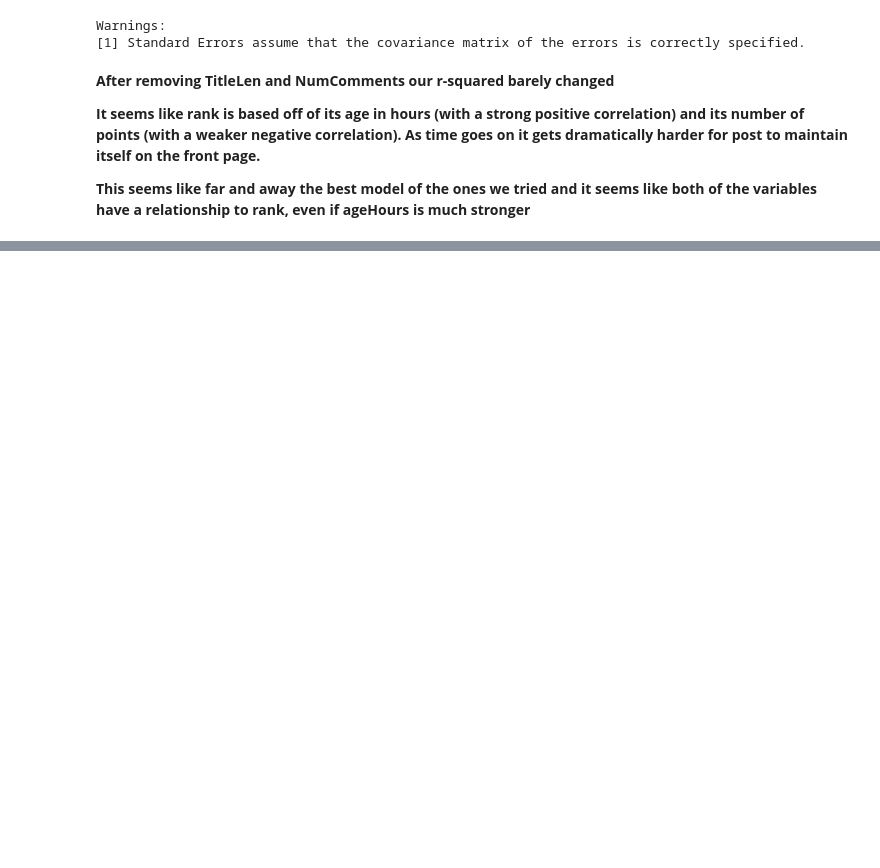
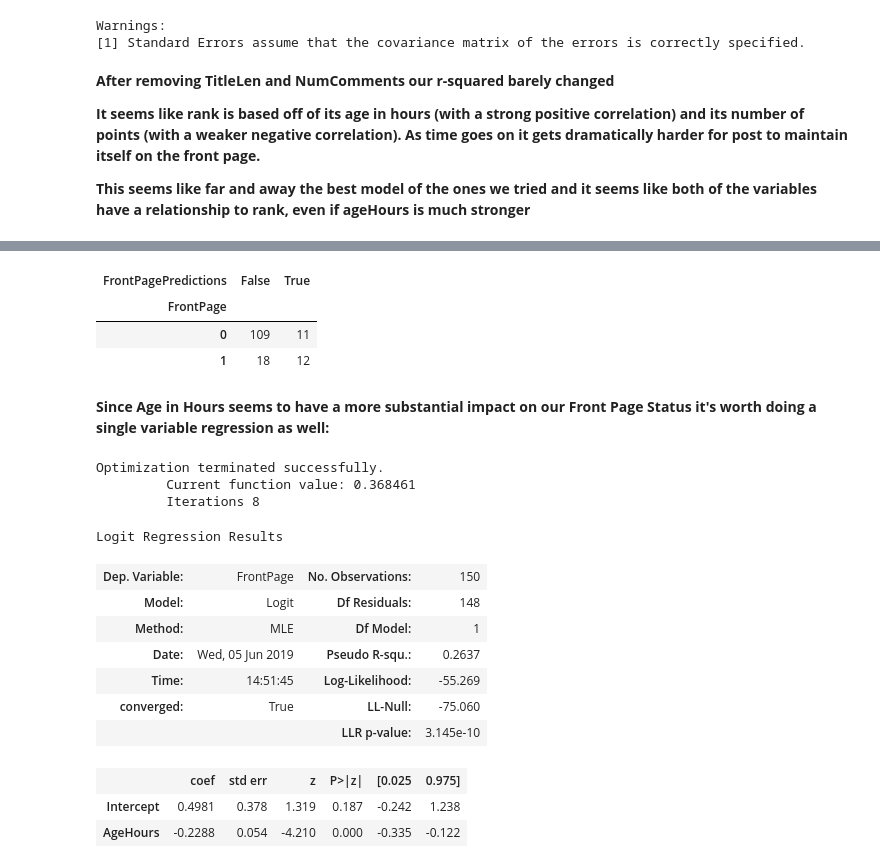
Before and after one commit to erikpoole/Masters-of-Software-Developement, a Jupyter notebook: 6017/scrapingAndRegression/scrapingAndRegression.ipynb, the cells around one changed output, grey strips where cells are left out. Saved outputs shown, nothing was run; the diff lists cells and outputs as text; code cells hidden in the pictures; blank space fills up the shorter version.

```diff
--- a/6017/scrapingAndRegression/scrapingAndRegression.ipynb
+++ b/6017/scrapingAndRegression/scrapingAndRegression.ipynb
@@ -188,0 +249,28 @@ Warnings:
+# %%
+df['FrontPagePredictions'] = rankLogistic.predict()>.5
+pd.crosstab(index=df["FrontPage"], columns=df["FrontPagePredictions"])
+# %% [output]
+| FrontPagePredictions | False | True |
+| FrontPage |  |  |
+| 0 | 109 | 11 |
+| 1 | 18 | 12 |
+# %% [markdown]
+**Since Age in Hours seems to have a more substantial impact on our Front Page Status it's worth doing a single variable regression as well:**
+# %%
+rankLogistic = sm.logit(formula='FrontPage ~ AgeHours', data=df).fit()
+rankLogistic.summary()
+# %% [output]
+Optimization terminated successfully.
+         Current function value: 0.368461
+         Iterations 8
+Logit Regression Results
+| Dep. Variable: | FrontPage | No. Observations: | 150 |
+| Model: | Logit | Df Residuals: | 148 |
+| Method: | MLE | Df Model: | 1 |
+| Date: | Wed, 05 Jun 2019 | Pseudo R-squ.: | 0.2637 |
+| Time: | 14:51:45 | Log-Likelihood: | -55.269 |
+| converged: | True | LL-Null: | -75.060 |
+|  |  | LLR p-value: | 3.145e-10 |
+|  | coef | std err | z | P>|z| | [0.025 | 0.975] |
+| Intercept | 0.4981 | 0.378 | 1.319 | 0.187 | -0.242 | 1.238 |
+| AgeHours | -0.2288 | 0.054 | -4.210 | 0.000 | -0.335 | -0.122 |
```
Also changed, not shown: parts of 14 cells of this notebook, 1 other file.
